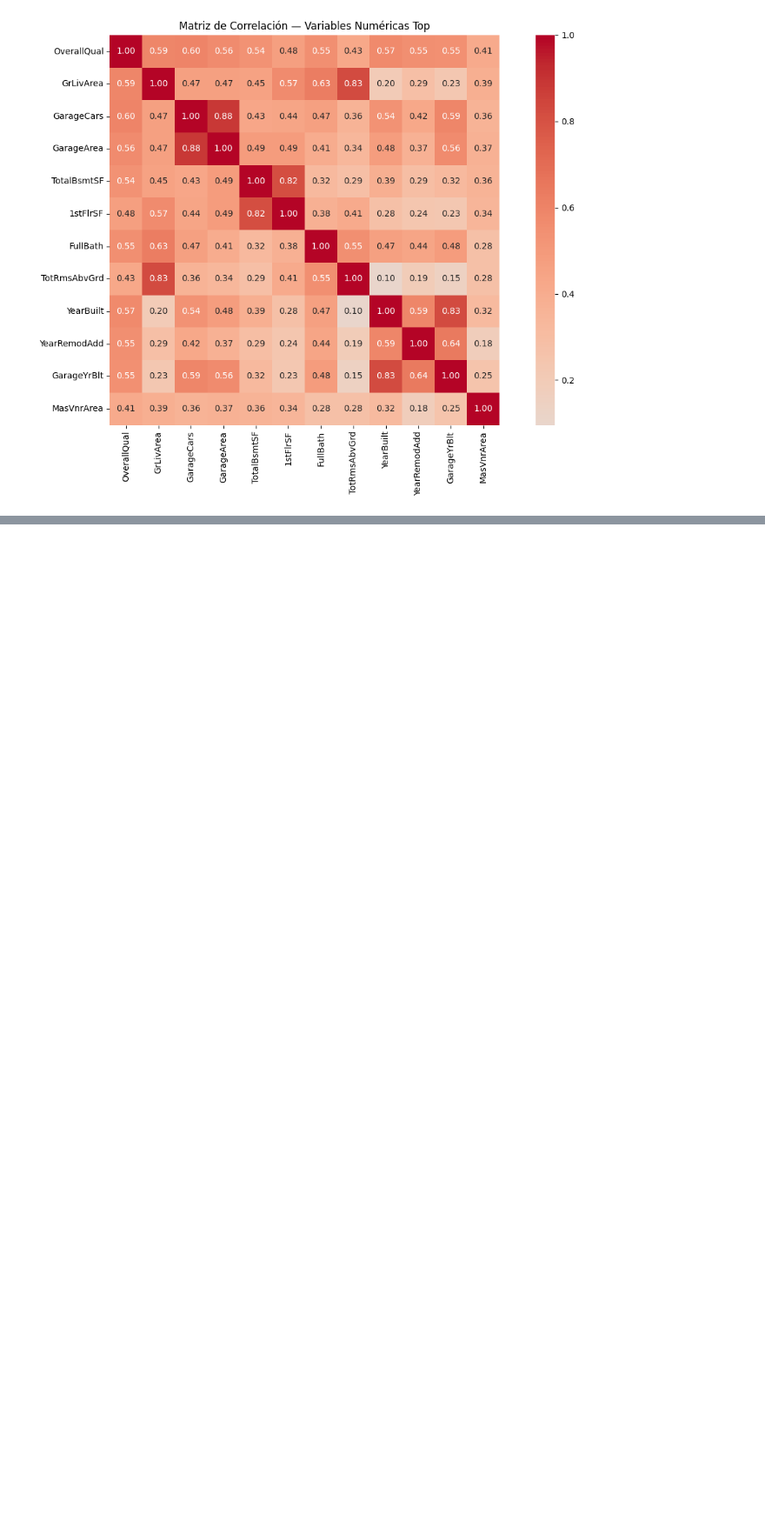
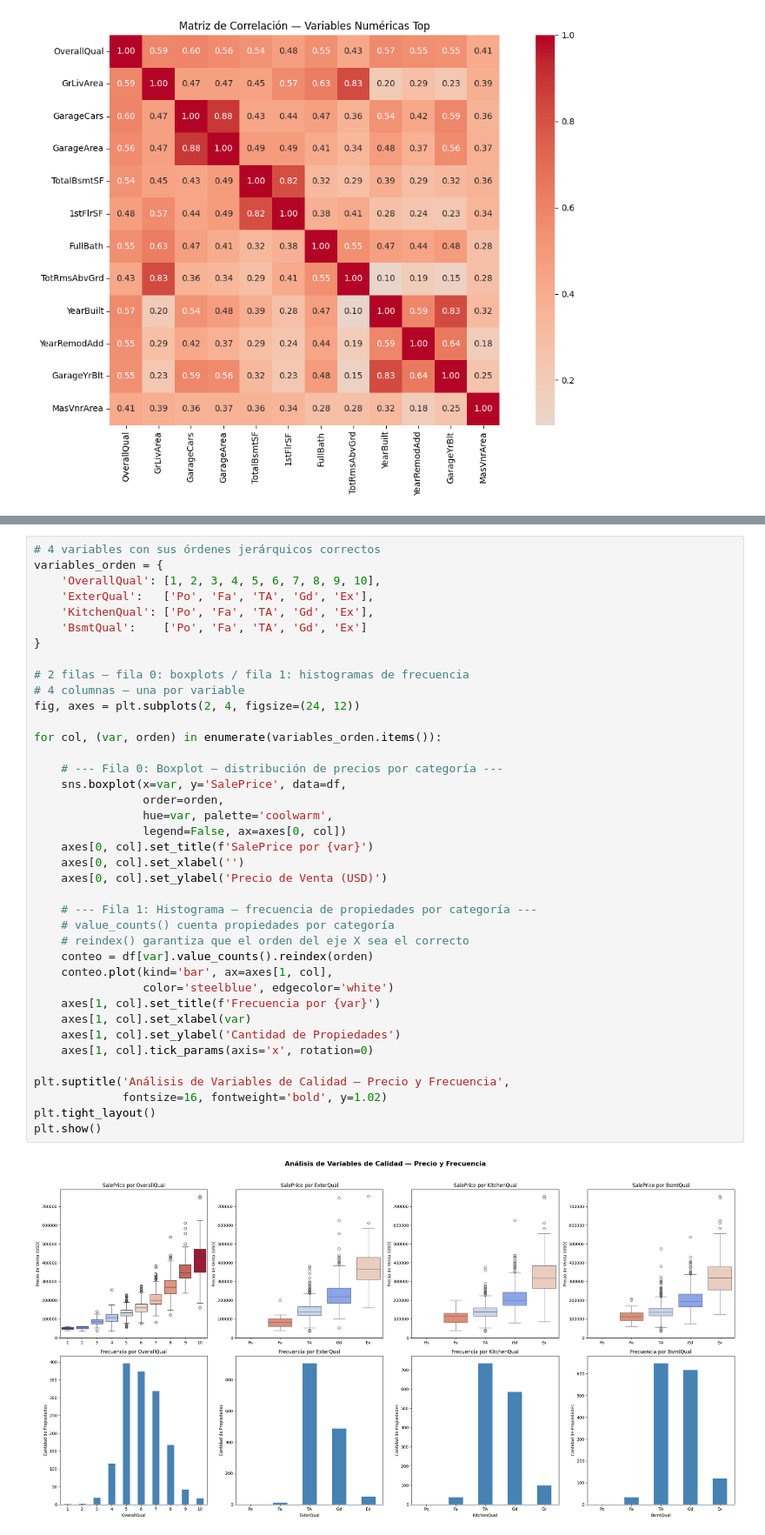
Before and after one commit to FelipeCH13/vortex-house-prices, a Jupyter notebook: src/notebooks/01_eda.ipynb, the cells around one changed output, grey strips where cells are left out. Shown at 87% size. Cells and saved outputs as stored; diff of their text form; blank space fills up the shorter version.

Commit message:
EDA Completo, visualizacion variables categoricas relevantes, boxplot y frecuencia

```diff
--- a/src/notebooks/01_eda.ipynb
+++ b/src/notebooks/01_eda.ipynb
@@ -333,0 +436,41 @@ Total variables categóricas: 43
+# %%
+# 4 variables con sus órdenes jerárquicos correctos
+variables_orden = {
+    'OverallQual': [1, 2, 3, 4, 5, 6, 7, 8, 9, 10],
+    'ExterQual':   ['Po', 'Fa', 'TA', 'Gd', 'Ex'],
+    'KitchenQual': ['Po', 'Fa', 'TA', 'Gd', 'Ex'],
+    'BsmtQual':    ['Po', 'Fa', 'TA', 'Gd', 'Ex']
+}
+
+# 2 filas — fila 0: boxplots / fila 1: histogramas de frecuencia
+# 4 columnas — una por variable
+fig, axes = plt.subplots(2, 4, figsize=(24, 12))
+
+for col, (var, orden) in enumerate(variables_orden.items()):
+
+    # --- Fila 0: Boxplot — distribución de precios por categoría ---
+    sns.boxplot(x=var, y='SalePrice', data=df,
+                order=orden,
+                hue=var, palette='coolwarm',
+                legend=False, ax=axes[0, col])
+    axes[0, col].set_title(f'SalePrice por {var}')
+    axes[0, col].set_xlabel('')
+    axes[0, col].set_ylabel('Precio de Venta (USD)')
+
+    # --- Fila 1: Histograma — frecuencia de propiedades por categoría ---
+    # value_counts() cuenta propiedades por categoría
+    # reindex() garantiza que el orden del eje X sea el correcto
+    conteo = df[var].value_counts().reindex(orden)
+    conteo.plot(kind='bar', ax=axes[1, col],
+                color='steelblue', edgecolor='white')
+    axes[1, col].set_title(f'Frecuencia por {var}')
+    axes[1, col].set_xlabel(var)
+    axes[1, col].set_ylabel('Cantidad de Propiedades')
+    axes[1, col].tick_params(axis='x', rotation=0)
+
+plt.suptitle('Análisis de Variables de Calidad — Precio y Frecuencia',
+             fontsize=16, fontweight='bold', y=1.02)
+plt.tight_layout()
+plt.show()
+# %% [output]
+[figure, added]
```
Also changed, not shown: parts of 14 cells of this notebook, 1 other file.
